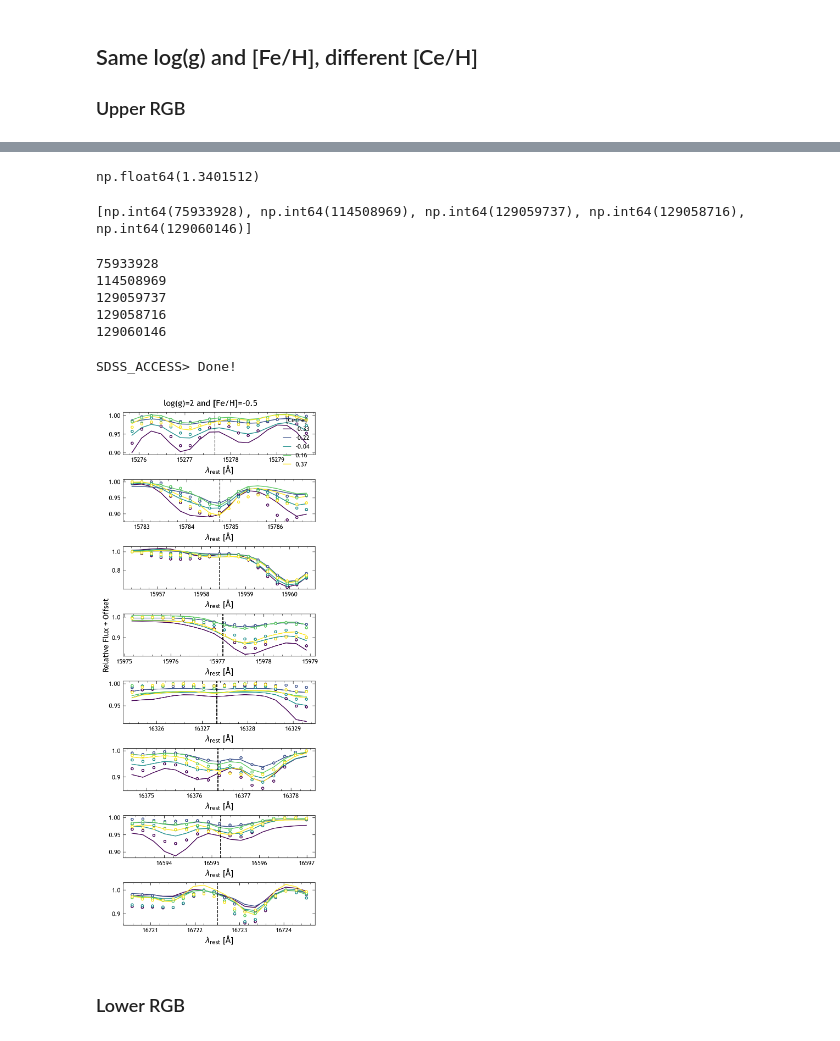
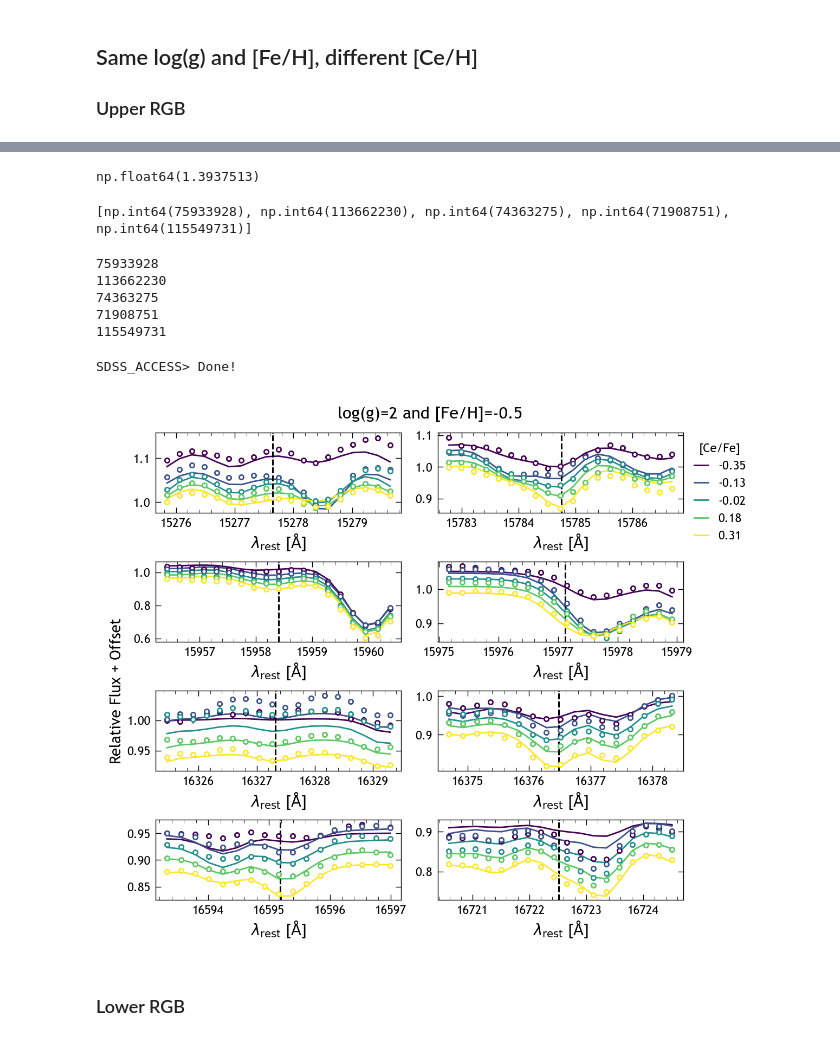
Before and after one commit to lodubay/chemical-clocks, a Jupyter notebook: src/scripts/spectrum_checks.ipynb, the cells around one changed output, grey strips where cells are left out. Cells and saved outputs as stored; diff of their text form; code cells hidden in the pictures.

```diff
--- a/src/scripts/spectrum_checks.ipynb
+++ b/src/scripts/spectrum_checks.ipynb
@@ -201,8 +212,8 @@ plt.show()
 # Individual lines
 ce_ii_lines = [15277.65, 15784.75, 15958.40, 15977.12, 16327.32, 16376.48, 16595.18, 16722.51] # Angstroms, from Cunha+ (2017)
 
-fig, axs = plt.subplots(8, figsize=(4, 10), constrained_layout=True)
-for i, ax in enumerate(axs):
+fig, axs = plt.subplots(4, 2, figsize=(6, 5), constrained_layout=True)
+for i, ax in enumerate(axs.flatten()):
     line = ce_ii_lines[i]
     ax.axvline(line, color='r')
     wl_range = (line-2, line+2)
@@ -220,7 +231,7 @@ for i, ax in enumerate(axs):
     ax.xaxis.set_major_locator(MultipleLocator(1))
     ax.xaxis.set_minor_locator(MultipleLocator(0.2))
     ax.ticklabel_format(style='plain', axis='x', useOffset=False)
-axs[0].legend()
+axs[0,0].legend()
 fig.suptitle(mwmStar['obj'][0])
 plt.show()
 # %% [output]
@@ -340,7 +352,7 @@ for sdss_id in solar_abund_high_snr_ids:
 # %%
 ce_ii_lines = [15277.65, 15784.75, 15958.40, 15977.12, 16327.32, 16376.48, 16595.18, 16722.51] # Angstroms, from Cunha+ (2017)
 
-fig, axs = plt.subplots(8, figsize=(4, 10), constrained_layout=True)
+fig, axs = plt.subplots(4, 2, figsize=(6, 5), constrained_layout=True)
 offsets = [-0.2, -0.1, 0, 0.1, 0.2]
 cmap = plt.get_cmap('autumn')
 norm = BoundaryNorm(logg_bins, cmap.N)
@@ -350,13 +362,16 @@ for j, sdss_id in enumerate(solar_abund_high_snr_ids):
     wl_arr = vac2air(mwmStar['wavelength'][0])
     flux = mwmStar['flux'][0] / aspcap['continuum'][0]
     flux_err = mwmStar['ivar'][0]**-0.5 / aspcap['continuum'][0]
+    weights = mwmStar['ivar'][0]
     model = aspcap['model_flux_ce_h'][0]
     logg = mwm_sample.loc[sdss_id]['logg']
-    for i, ax in enumerate(axs):
+    offset = j*0.02
+    for i, ax in enumerate(axs.flatten()):
         line = ce_ii_lines[i]
         ax.axvline(line, color='k', linestyle='--')
         wl_range = (line-2, line+2)
         mask = (wl_arr >= wl_range[0]) & (wl_arr < wl_range[1])
+        if j==4: print(np.median(weights[mask]))
         # ax.plot(wl_arr[mask], flux[mask]/flux[mask].max(), label=round(logg, 2))
         # ax.fill_between(
         #     wl_arr[mask],
@@ -376,8 +391,8 @@ for j, sdss_id in enumerate(solar_abund_high_snr_ids):
         ax.xaxis.set_major_locator(MultipleLocator(1))
         ax.xaxis.set_minor_locator(MultipleLocator(0.2))
         ax.ticklabel_format(style='plain', axis='x', useOffset=False)
-    axs[0].legend(title='log(g)')
-axs[3].set_ylabel('Relative Flux + Offset')
+axs[2,0].set_ylabel('Relative Flux + Offset', y=1)
+axs[0,1].legend(title='log(g)', bbox_to_anchor=(1,1), loc='upper left')
 fig.suptitle('[Fe/H]=0 and [Ce/H]=0')
 plt.show()
 # %% [output]
@@ -388,10 +411,10 @@ plt.show()
 ### Upper RGB
 # %%
 same_logg_feh = mwm_sample[
-    (mwm_sample['fe_h'] >= -0.52) &
-    (mwm_sample['fe_h'] < 0.48) &
-    (mwm_sample['mg_fe'] >= -0.05) &
-    (mwm_sample['mg_fe'] < 0.05) &
+    (mwm_sample['fe_h'] >= -0.55) &
+    (mwm_sample['fe_h'] < -0.45) &
+    (mwm_sample['mg_fe'] >= 0) &
+    (mwm_sample['mg_fe'] < 0.1) &
     (mwm_sample['logg'] >= 1.9) &
     (mwm_sample['logg'] < 2.1)
 ]
@@ -415,7 +438,7 @@ same_logg_feh
 # %%
 same_logg_feh['ce_fe'].max()
 # %% [output]
-np.float64(1.3401512)
+np.float64(1.3937513)
 # %%
 same_logg_high_snr_ids = []
 cefe_bins = np.arange(-0.5, 0.51, 0.2)
@@ -428,7 +451,7 @@ for i in range(len(cefe_bins)-1):
 
 print(same_logg_high_snr_ids)
 # %% [output]
-[np.int64(75933928), np.int64(114508969), np.int64(129059737), np.int64(129058716), np.int64(129060146)]
+[np.int64(75933928), np.int64(113662230), np.int64(74363275), np.int64(71908751), np.int64(115549731)]
 # %%
 # Download data
 access.reset()
@@ -441,10 +464,10 @@ access.set_stream()
 access.commit()
 # %% [output]
 75933928
-114508969
-129059737
-129058716
-129060146
+113662230
+74363275
+71908751
+115549731
 SDSS_ACCESS> Done!
 # %%
 # Extract spectra
@@ -466,43 +489,49 @@ for sdss_id in same_logg_high_snr_ids:
 # %%
 ce_ii_lines = [15277.65, 15784.75, 15958.40, 15977.12, 16327.32, 16376.48, 16595.18, 16722.51] # Angstroms, from Cunha+ (2017)
 
-fig, axs = plt.subplots(8, figsize=(4, 10), constrained_layout=True)
+fig, axs = plt.subplots(4, 2, figsize=(6, 5), constrained_layout=True)
 cmap = plt.get_cmap('viridis')
 norm = BoundaryNorm(cefe_bins, cmap.N)
 for j, sdss_id in enumerate(same_logg_high_snr_ids):
     mwmStar = mwmStar_list[j]
     aspcap = aspcap_list[j]
+    # print(aspcap['ce_h'])
     wl_arr = vac2air(mwmStar['wavelength'][0])
     flux = mwmStar['flux'][0] / aspcap['continuum'][0]
     flux_err = mwmStar['ivar'][0]**-0.5 / aspcap['continuum'][0]
     model = aspcap['model_flux_ce_h'][0]
     cefe = mwm_sample.loc[sdss_id]['ce_fe']
-    for i, ax in enumerate(axs):
+    offset = j*-0.02
+    for i, ax in enumerate(axs.flatten()):
         line = ce_ii_lines[i]
         ax.axvline(line, color='k', linestyle='--')
         wl_range = (line-2, line+2)
         mask = (wl_arr >= wl_range[0]) & (wl_arr < wl_range[1])
+        # if i == 0:
+        #     print(aspcap['continuum'][0][mask])
+        #     print(aspcap['model_flux'][0][mask])
+        #     print(aspcap['model_flux_fe_h'][0][mask])
         ax.errorbar(
-            wl_arr[mask], flux[mask]/flux[mask].max(),
+            wl_arr[mask], flux[mask]+offset,
             yerr=flux_err[mask],
             fmt='o', ms=3, mfc='w', capsize=0,
             color=cmap(norm(cefe))
         )
         ax.plot(
-            wl_arr[mask], model[mask]/flux[mask].max(),
+            wl_arr[mask], model[mask]+offset,
             c=cmap(norm(cefe)),
             label=round(cefe, 2)
         )
         ax.set_xlabel(r'$\lambda_{\rm rest}$ [${\rm \AA}$]')
         ax.xaxis.set_major_locator(MultipleLocator(1))
         ax.xaxis.set_minor_locator(MultipleLocator(0.2))
         ax.ticklabel_format(style='plain', axis='x', useOffset=False)
-    axs[0].legend(title='[Ce/Fe]')
-axs[3].set_ylabel('Relative Flux + Offset')
+axs[2,0].set_ylabel('Relative Flux + Offset', y=1)
 fig.suptitle('log(g)=2 and [Fe/H]=-0.5')
+axs[0,1].legend(title='[Ce/Fe]', bbox_to_anchor=(1,1), loc='upper left')
 plt.show()
 # %% [output]
-[figure, old version]
+[figure, new version]
 # %% [markdown]
 ### Lower RGB
 # %%
```
Also changed, not shown: parts of 19 cells of this notebook, 2 other files.
